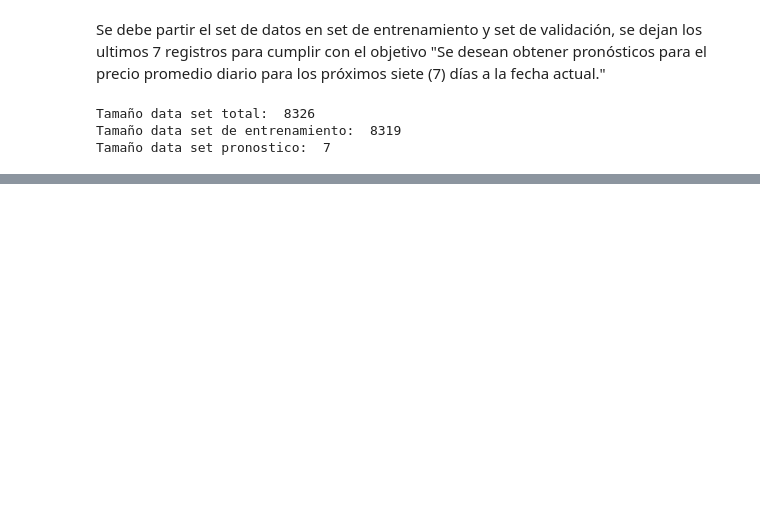
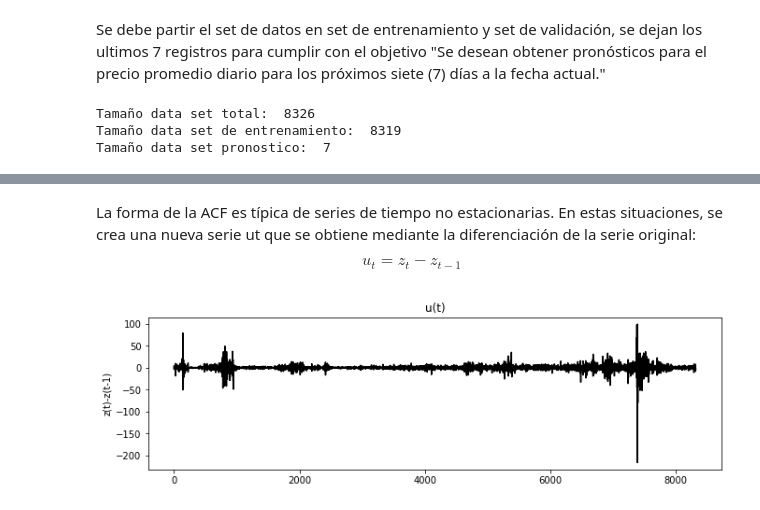
Before and after one commit to ANN-2019-2/evaluacion-nfbarcob03, a Jupyter notebook: 01-precios.ipynb, the cells around one changed output, grey strips where cells are left out. Cells and saved outputs as stored; diff of their text form; code cells hidden in the pictures; blank space fills up the shorter version.

```diff
--- a/01-precios.ipynb
+++ b/01-precios.ipynb
@@ -606,0 +459,13 @@ Para la transformacion transformacionRaizCubica el error de la suma del residual
+# %% [markdown]
+La forma de la ACF es típica de series de tiempo no estacionarias. En estas situaciones, se crea una nueva serie ut que se obtiene mediante la diferenciación de la serie original:
+
+ $$ u_{t} = z_{t} - z_{t-1} $$
+# %%
+u = np.array(dataEntrenamiento['precioPromedioDiaNormalizado'][1:len(dataEntrenamiento['precioPromedioDiaNormalizado'])]) - np.array(dataEntrenamiento['precioPromedioDiaNormalizado'][0:len(dataEntrenamiento['precioPromedioDiaNormalizado']) - 1])
+
+plt.figure(figsize=(11,3))
+plt.title('u(t)')
+plt.ylabel('z(t)-z(t-1)')
+plt.plot(u, '-k');
+# %% [output]
+[figure, added]
```
Also changed, not shown: parts of 98 cells of this notebook, 1 other file.
